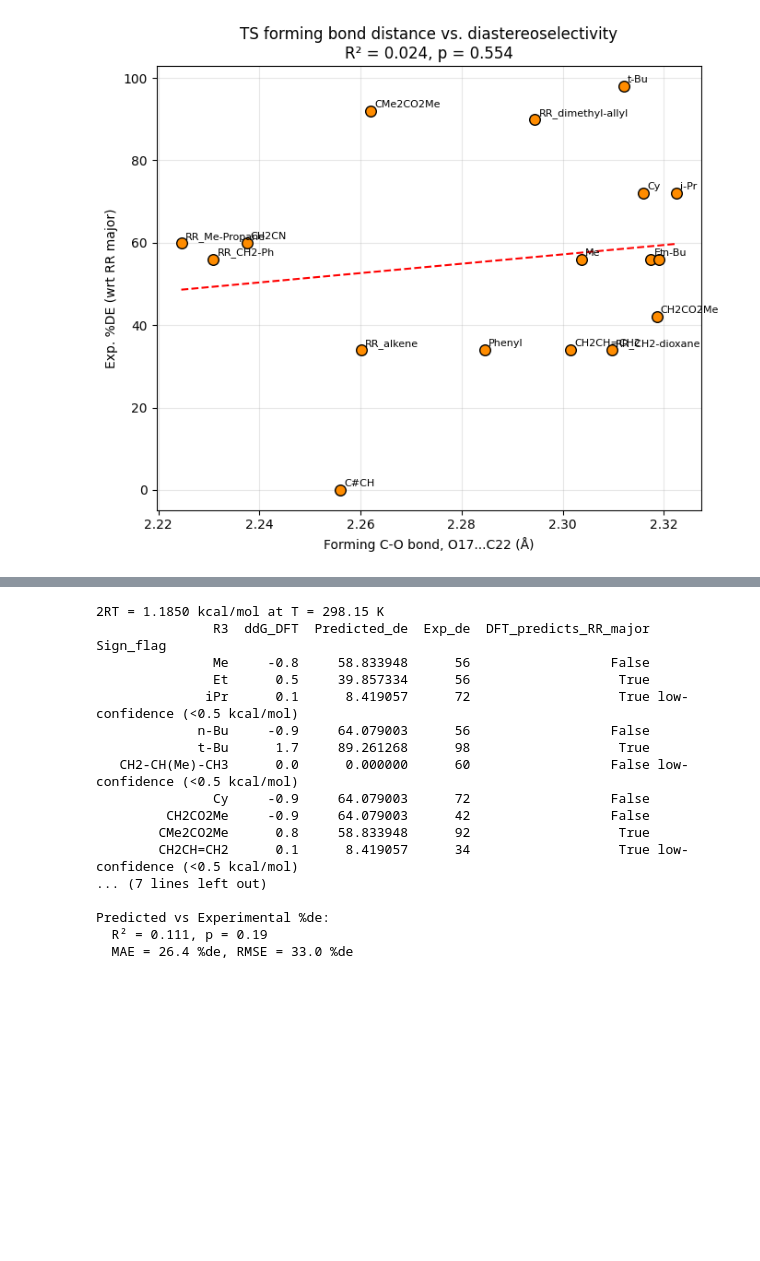
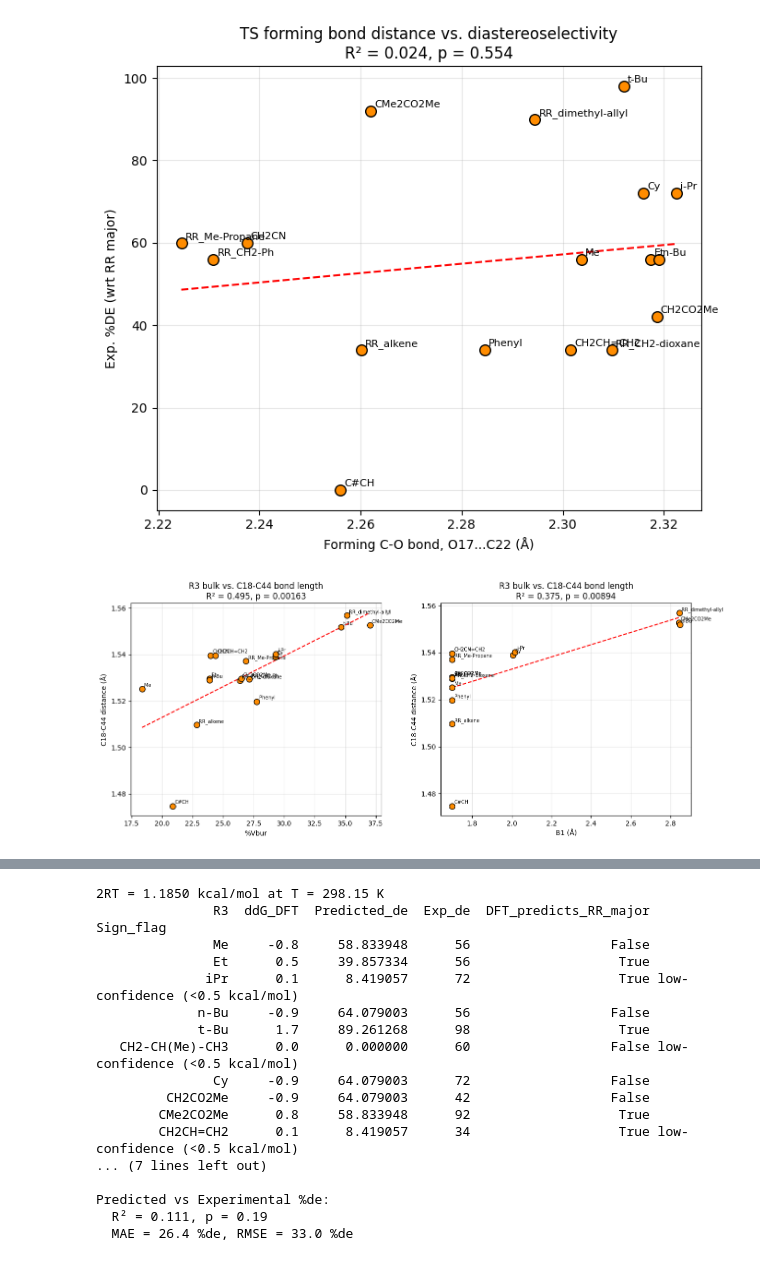
Before and after one commit to bangaru01/C_programing, a Jupyter notebook: R3_TS2_alignement_Superimpose_ipynb의_사본의_사본.ipynb, the cells around one changed output, grey strips where cells are left out. Cells and saved outputs as stored; diff of their text form; code cells hidden in the pictures; blank space fills up the shorter version.

```diff
--- a/R3_TS2_alignement_Superimpose_ipynb의_사본의_사본.ipynb
+++ b/R3_TS2_alignement_Superimpose_ipynb의_사본의_사본.ipynb
@@ -1094,3 +1111,40 @@ plt.show()
  TS_forming_bond (Å)   0.154387 0.023835 0.554095
                L (Å)  -0.146219 0.021380 0.575495
 [figure]
+# %%
+# ============================================================
+# TEST: DOES R3 BULK (%Vbur, B1) PREDICT C18-C44 BOND ELONGATION?
+# ============================================================
+import matplotlib.pyplot as plt
+from scipy import stats
+
+bond_col = "C18-C44 distance (Å)"   # adjust to your exact column name if different
+bulk_descriptors = ["%Vbur", "B1 (Å)"]  # adjust to your exact column names
+
+fig, axes = plt.subplots(1, 2, figsize=(13, 5.5))
+
+for ax, desc in zip(axes, bulk_descriptors):
+    x = df_rr[desc].values
+    y = df_rr[bond_col].values
+    slope, intercept, r, p, se = stats.linregress(x, y)
+    x_line = np.linspace(x.min(), x.max(), 100)
+    y_line = slope * x_line + intercept
+
+    ax.scatter(x, y, color="darkorange", s=70, edgecolor="black", zorder=3)
+    ax.plot(x_line, y_line, color="red", linestyle="--", zorder=2)
+
+    label_col = "R3" if "R3" in df_rr.columns else "File"
+    for xi, yi, label in zip(x, y, df_rr[label_col]):
+        ax.annotate(str(label), (xi, yi), fontsize=7, xytext=(3, 3), textcoords="offset points")
+
+    ax.set_xlabel(desc)
+    ax.set_ylabel(bond_col)
+    ax.set_title(f"R3 bulk vs. C18-C44 bond length\nR² = {r**2:.3f}, p = {p:.3g}")
+    ax.grid(alpha=0.3)
+
+plt.tight_layout()
+out_dir = os.path.join(xyz_folder, "superimposed_by_stereo")
+plt.savefig(os.path.join(out_dir, "bulk_vs_C18C44_bond.png"), dpi=200)
+plt.show()
+# %% [output]
+[figure, added]
```
Also changed, not shown: parts of 7 cells of this notebook.
